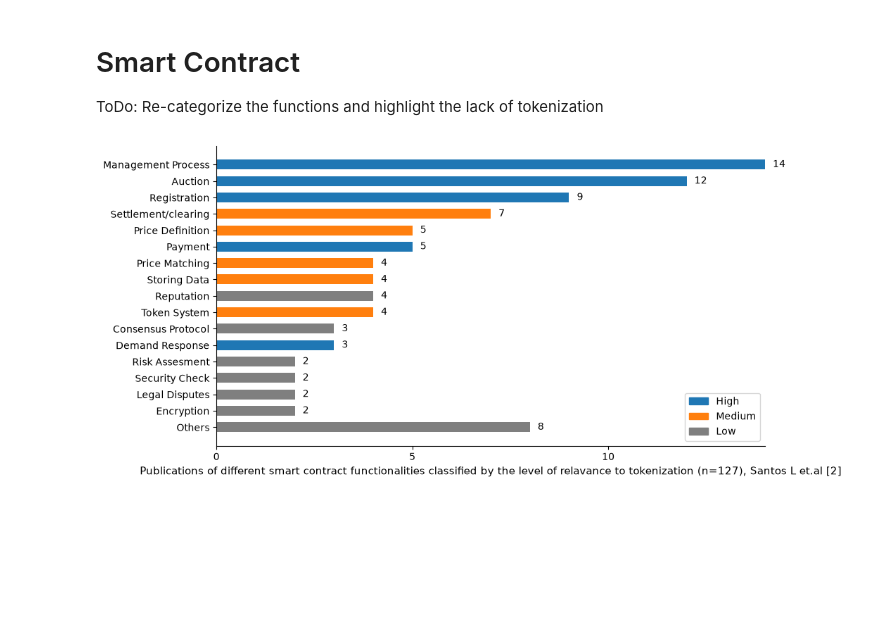
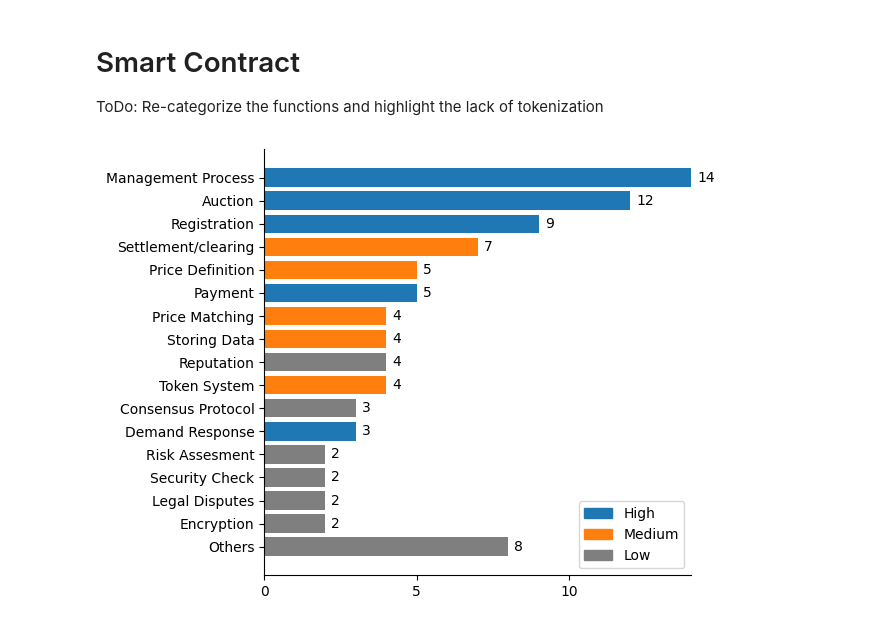
Before and after one commit to CaixiangFan/tokenization-survey, a Jupyter notebook: dataproc.ipynb, the cells around one changed output. Saved outputs shown, nothing was run; the diff lists cells and outputs as text; code cells hidden in the pictures; blank space fills up the shorter version.

```diff
--- a/dataproc.ipynb
+++ b/dataproc.ipynb
@@ -565,38 +468,39 @@ counts.reverse()
 colors.reverse()
 
 # 3. Create figure and axis layout
-fig, ax = plt.subplots(figsize=(10, 5))
+fig, ax = plt.subplots()
 
 # Plot the horizontal bars
-bars = ax.barh(categories, counts, color=colors, height=0.6)
+bars = ax.barh(categories, counts, color=colors)
 
 # 4. Stylize borders (spines) to match the top-right open look
 ax.spines['top'].set_visible(False)
 ax.spines['right'].set_visible(False)
 ax.spines['left'].set_color('black')
 ax.spines['bottom'].set_color('black')
 
 # Set specific X-axis intervals and bounds
 ax.set_xticks([0, 5, 10, 15])
 ax.set_xlim(0, 14)
-ax.set_xlabel("Publications of different smart contract functionalities classified by the level of relavance to tokenization (n=127), Santos L et.al [2]", fontsize=11, labelpad=4)
+# ax.set_xlabel("Publications of different smart contract functionalities classified by the level of relavance to tokenization (n=127), Santos L et.al [2]", fontsize=11, labelpad=4)
 
 # 5. Add text value counters directly next to each bar
 for bar in bars:
     width = bar.get_width()
     ax.text(width + 0.2, bar.get_y() + bar.get_height()/2, f'{int(width)}',
             va='center', ha='left', fontsize=10)
 
 # 6. Construct custom categorical legend
 conventional_patch = mpatches.Patch(color='#1f77b4', label='High')
 ai_patch = mpatches.Patch(color='#ff7f0e', label='Medium')
 cross_patch = mpatches.Patch(color='#7f7f7f', label='Low')
 
 ax.legend(handles=[conventional_patch, ai_patch, cross_patch],
           loc='lower right', frameon=True)
 
 # 7. Render plot output neatly
 plt.tight_layout()
+plt.savefig("plots/sc_func_stats.pdf")
 plt.show()
 # %% [output]
-[figure, old version]
+[figure, new version]
```
Also changed, not shown: parts of 13 cells of this notebook, 7 other files.
